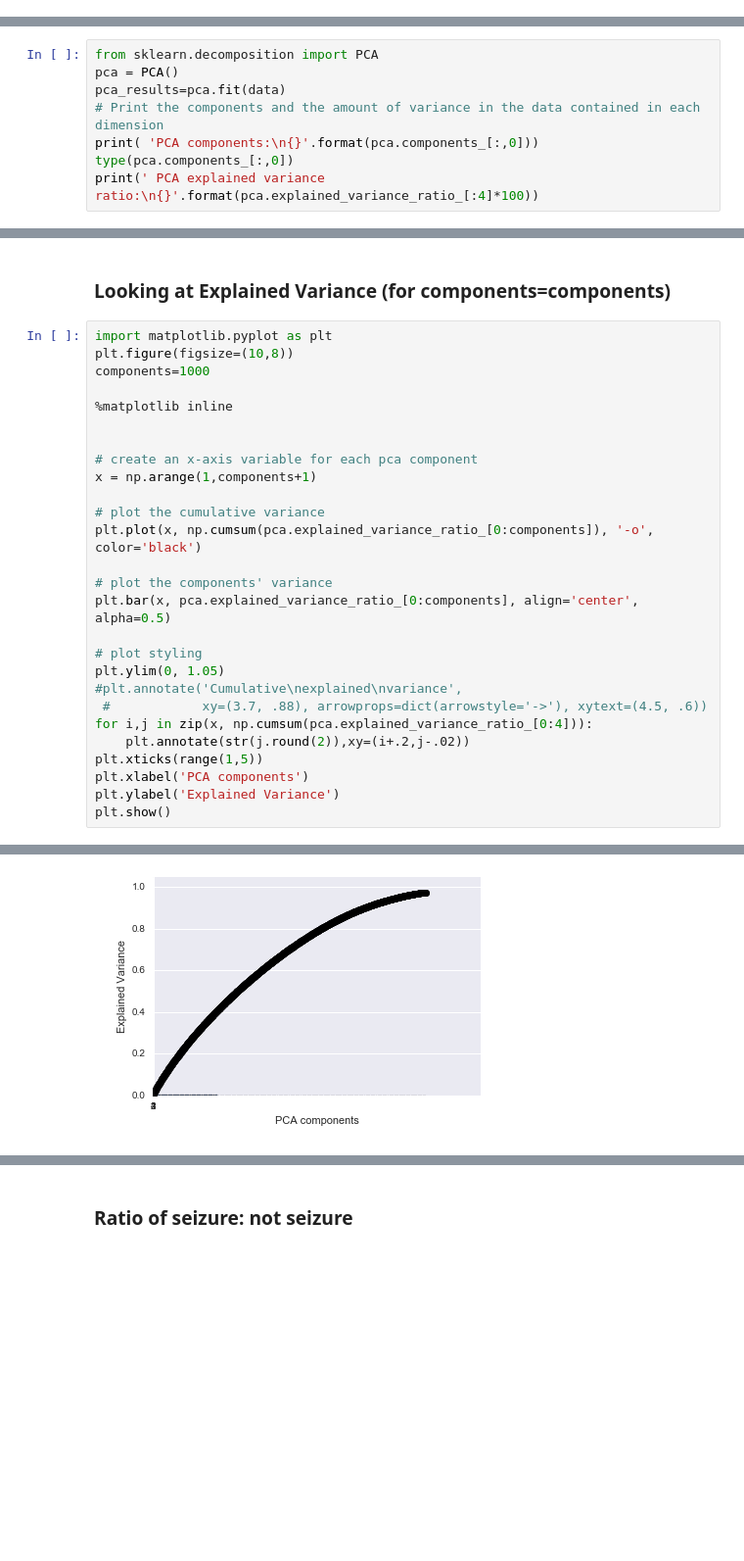
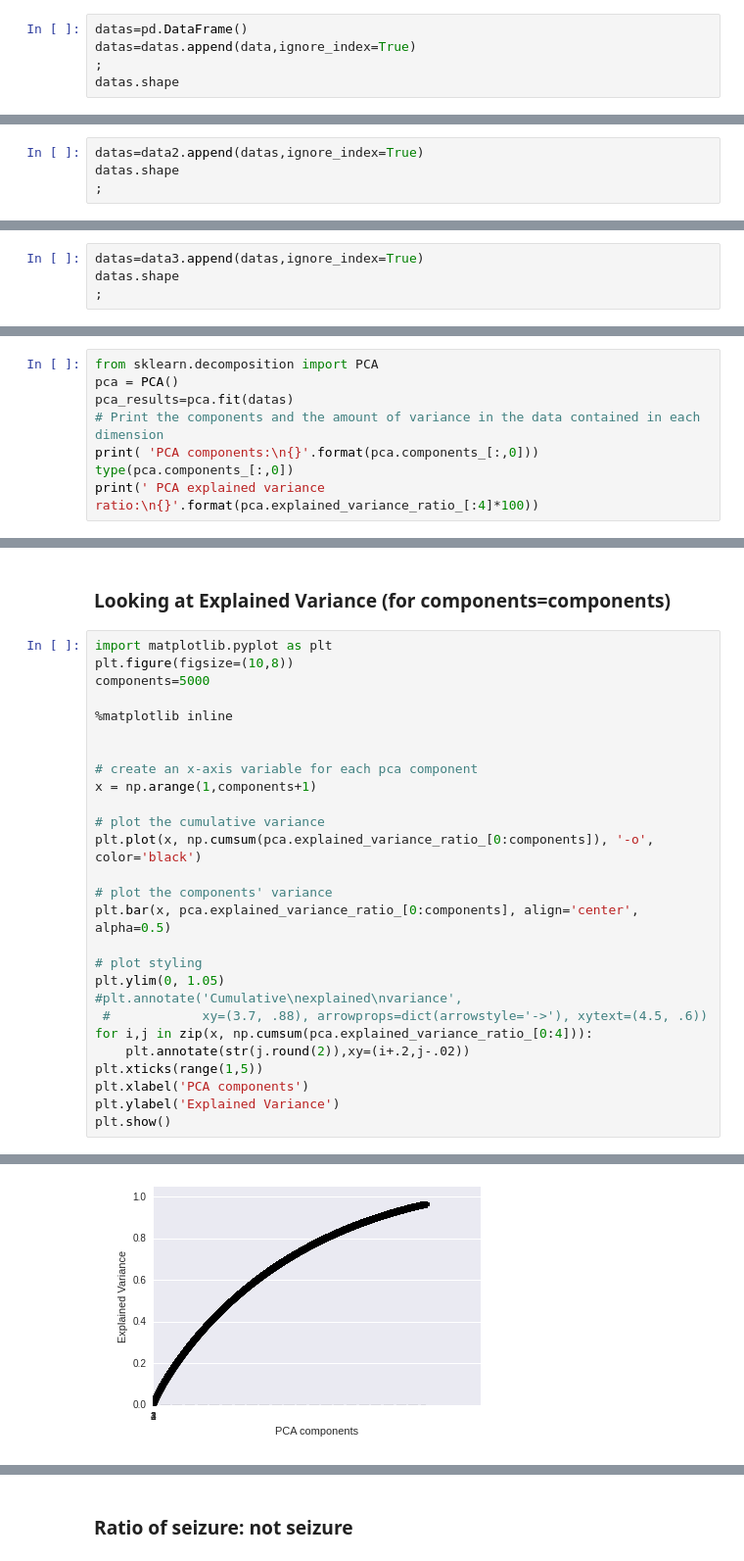
Before and after one commit to hope-yao/kaggle, a Jupyter notebook: Kaggle.ipynb, the cells around one changed output, grey strips where cells are left out. Shown at 98% size. Saved outputs shown, nothing was run; the diff lists cells and outputs as text; blank space fills up the shorter version.

```diff
--- a/Kaggle.ipynb
+++ b/Kaggle.ipynb
@@ -35,0 +77,5 @@ label = pd.DataFrame(train['label'])
+# %%
+datas=pd.DataFrame()
+datas=datas.append(data,ignore_index=True)
+;
+datas.shape
@@ -35,0 +87,4 @@ label = pd.DataFrame(train['label'])
+# %%
+datas=data2.append(datas,ignore_index=True)
+datas.shape
+;
@@ -35,0 +96,4 @@ label = pd.DataFrame(train['label'])
+# %%
+datas=data3.append(datas,ignore_index=True)
+datas.shape
+;
@@ -57,7 +124,7 @@ label.shape
 # %%
 from sklearn.decomposition import PCA
 pca = PCA()
-pca_results=pca.fit(data)
+pca_results=pca.fit(datas)
 # Print the components and the amount of variance in the data contained in each dimension
 print( 'PCA components:\n{}'.format(pca.components_[:,0]))
 type(pca.components_[:,0])
@@ -73,7 +134,7 @@ PCA components:
 # %%
 import matplotlib.pyplot as plt
 plt.figure(figsize=(10,8))
-components=1000
+components=5000
 
 %matplotlib inline
 
@@ -101 +177 @@ plt.show()
-[figure, old version]
+[figure, new version]
```
Also changed, not shown: parts of 55 cells of this notebook.
